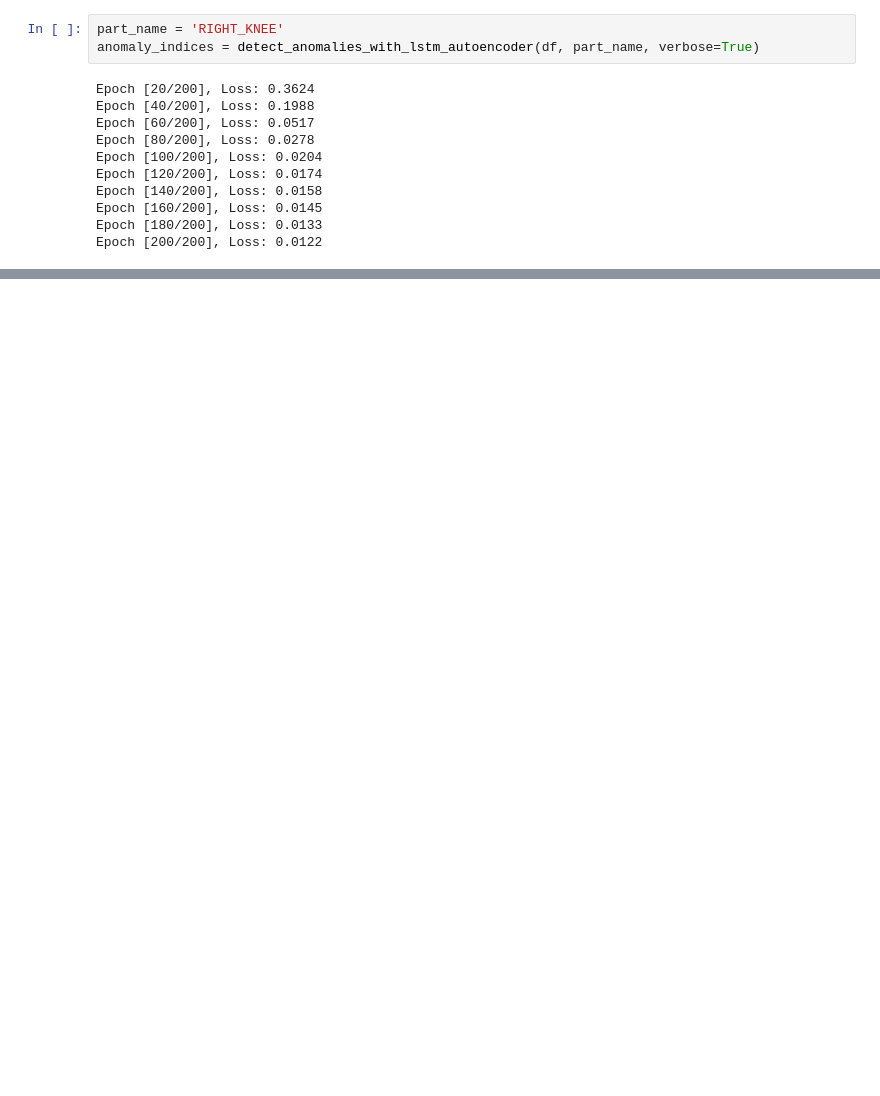
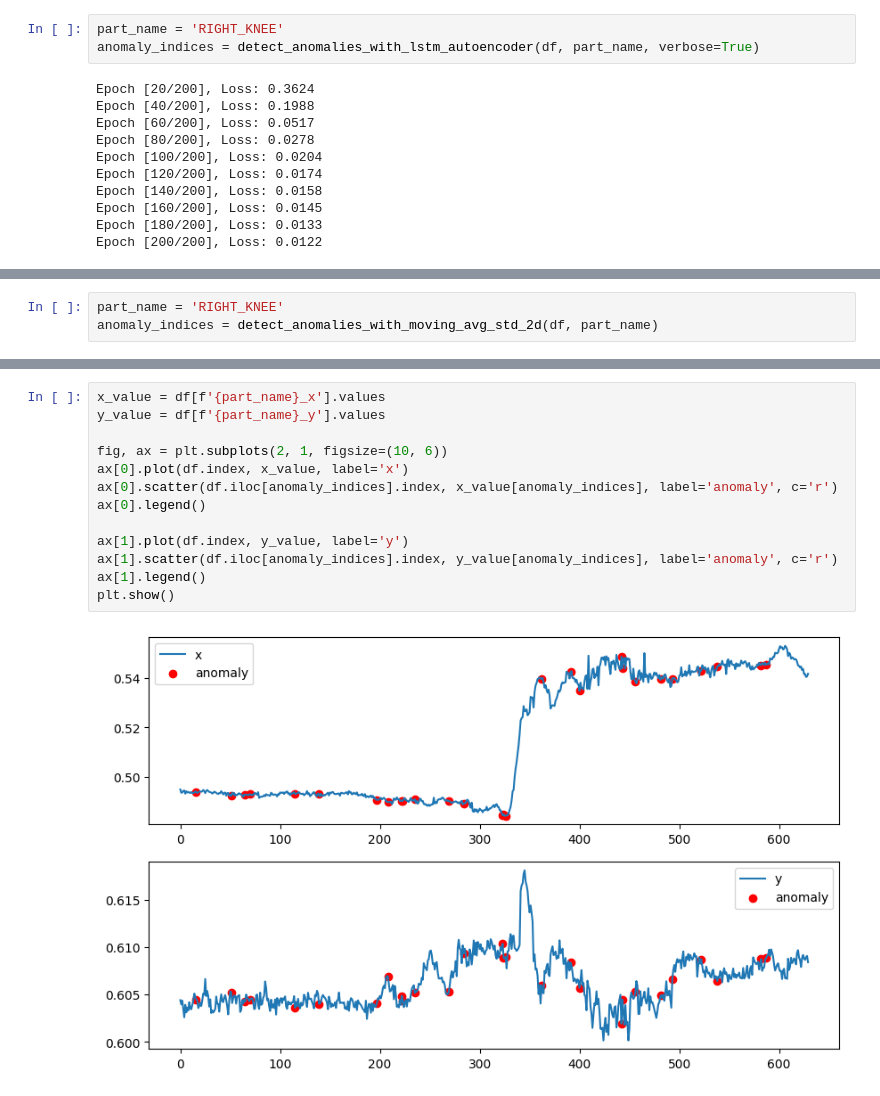
Before and after one commit to shuzo57/3d_reconstruction, a Jupyter notebook: dev/AnomaryDetector.ipynb, the cells around one changed output, grey strips where cells are left out. Drawn from its saved outputs; the diff is of its cells as text; blank space fills up the shorter version.

```diff
--- a/dev/AnomaryDetector.ipynb
+++ b/dev/AnomaryDetector.ipynb
@@ -31,0 +52,3 @@ Epoch [200/200], Loss: 0.0122
+# %%
+part_name = 'RIGHT_KNEE'
+anomaly_indices = detect_anomalies_with_moving_avg_std_2d(df, part_name)
@@ -31,0 +60,15 @@ Epoch [200/200], Loss: 0.0122
+# %%
+x_value = df[f'{part_name}_x'].values
+y_value = df[f'{part_name}_y'].values
+
+fig, ax = plt.subplots(2, 1, figsize=(10, 6))
+ax[0].plot(df.index, x_value, label='x')
+ax[0].scatter(df.iloc[anomaly_indices].index, x_value[anomaly_indices], label='anomaly', c='r')
+ax[0].legend()
+
+ax[1].plot(df.index, y_value, label='y')
+ax[1].scatter(df.iloc[anomaly_indices].index, y_value[anomaly_indices], label='anomaly', c='r')
+ax[1].legend()
+plt.show()
+# %% [output]
+[figure, added]
```
Also changed, not shown: parts of 4 cells of this notebook, 2 other files.
